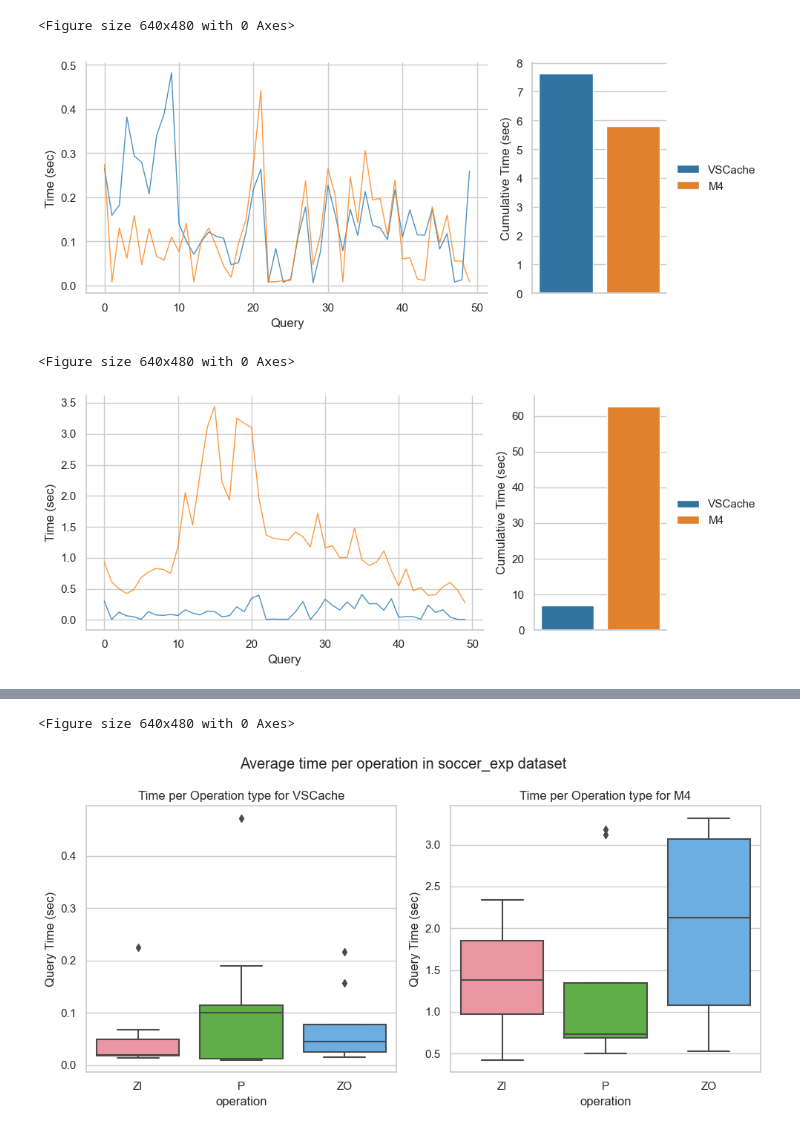
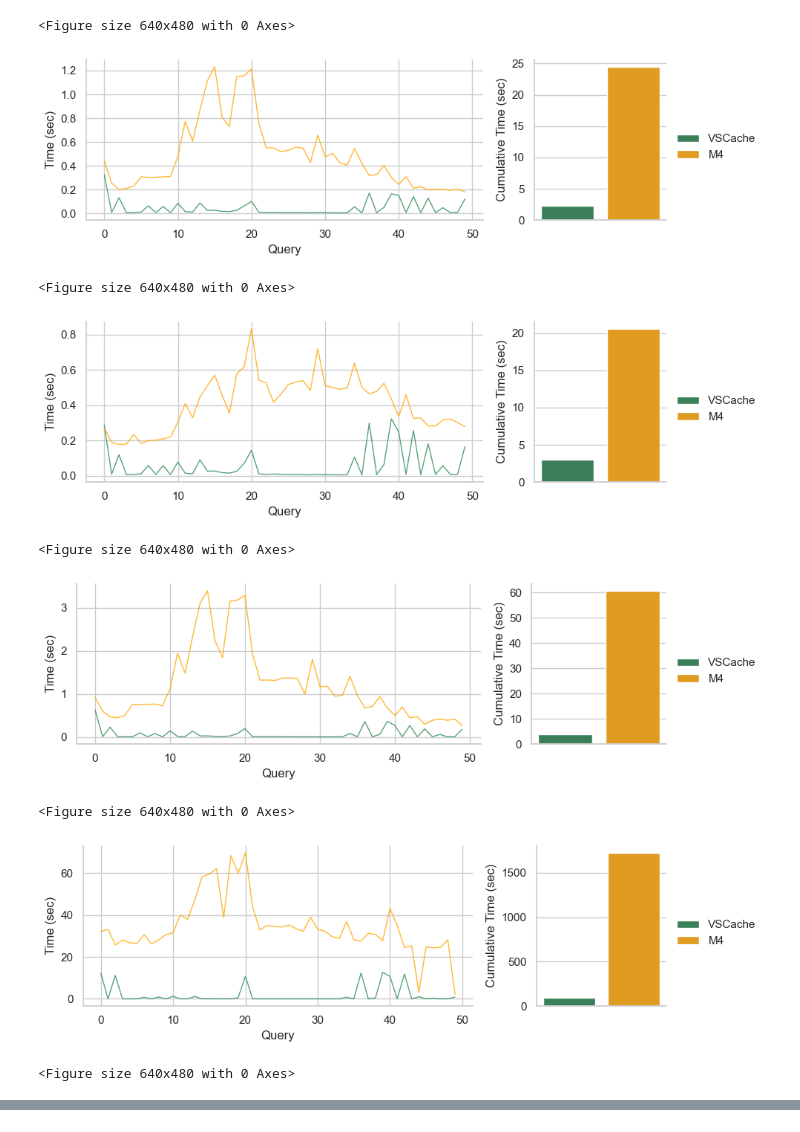
Before and after one commit to MORE-EU/more-vis-index, a Jupyter notebook: Results-Competitors.ipynb, the cells around one changed output, grey strips where cells are left out. Drawn from its saved outputs; the diff is of its cells as text; code cells hidden in the pictures.

```diff
--- a/Results-Competitors.ipynb
+++ b/Results-Competitors.ipynb
@@ -7,6 +7,6 @@ import seaborn as sns
 import numpy as np
 import random
 # %%
-om3 = [326, 447, 318, 481, 312, 304, 432, 461, 421, 423, 410, 447, 334, 487, 473, 368, 423, 493, 379, 424, 327, 475, 423, 445, 358, 387, 491, 396, 305, 352, 322, 381, 316, 488, 365, 371, 449, 337, 441, 349, 486, 370, 330, 488, 403, 426, 440, 356, 355, 467]
+om3 = [0.326, 0.447, 0.318, 0.481, 0.312, 0.304, 0.432, 0.461, 0.421, 0.423, 0.410, 0.447, 0.334, 0.487, 0.473, 0.368, 0.423, 0.493, 0.379, 0.424, 0.327, 0.475, 0.423, 0.445, 0.358, 0.387, 0.491, 0.396, 0.305, 0.352, 0.322, 0.381, 0.316, 0.488, 0.365, 0.371, 0.449, 0.337, 0.441, 0.349, 0.486, 0.370, 0.330, 0.488, 0.403, 0.426, 0.440, 0.356, 0.355, 0.467]
 # %%
 exps = [
@@ -148,7 +176,15 @@ def get_dfs(exp_id):
     dfs = sorted(dfs, key=lambda x: x['dataset'].iloc[0])
     return dfs, names
 # %%
-def plot_time(dfs, name, exp_id):
+
+def reorder_list(lst):
+    last_item = lst[-1]  # Get the last item
+    lst.pop()  # Remove the last item
+    lst.insert(1, last_item)  # Insert the last item at the second position
+    return lst
+
+def plot_time(dfs, exp_id):
+    name = dfs[0]['dataset'][0]
     lbls = labels[exp_id]
     exp_name = exp_names[exp_id]
 
@@ -156,11 +192,13 @@ def plot_time(dfs, name, exp_id):
     sns.set(style="whitegrid")
 
     # Set a palette with more vibrant colors
-    palette = sns.color_palette("tab10", n_colors=len(lbls))
+    #palette = sns.color_palette("tab10", n_colors=len(lbls))
+    palette = []
+    for lbl in lbls:
+        palette.append(colors[lbl])
     sns.set_palette(palette)
 
     fig, axs = plt.subplots(1, 2, figsize=figsize, gridspec_kw={'width_ratios': [3, 1]}, constrained_layout=True)
-    #fig.suptitle(f"Time per query, average time, and cumulative time in {name} dataset for {exp_name}", fontsize=14, fontweight='bold')
 
     times = []
     for i in range(len(lbls)):
@@ -168,18 +206,29 @@ def plot_time(dfs, name, exp_id):
         times.append(time)
         sns.lineplot(data=time, ax=axs[0], label=lbls[i], linewidth=1, linestyle='-', alpha=0.8)  # Adjust line style and alpha as needed
 
+    if(dfs[0]['dataset'][0] == 'manufacturing_exp' and dbs[exp_id] == 'postgres'):
+        sns.lineplot(data=om3, ax=axs[0], color=colors['OM3'], label="OM3", linewidth=1, linestyle='-', alpha=0.8)  # Adjust line style and alpha as needed
+        times.append(np.array(om3))
+        lbls.append("OM3")
+        palette.append(colors["OM3"])
+        lbls = reorder_list(lbls)
+        palette = reorder_list(palette)
+        times = reorder_list(times)
+
 
     #bar_patterns = ['//', '\\\\', 'xx', '||', '*']  # List of line patterns for the bar plots
     axs[0].get_legend().remove()
 
+
     mean_matrix = []
     sum_matrix = []
     x_positions = []
-    for i in range(len(lbls)):
+    length = len(lbls)
+    for i in range(length):
         row1 = []
         row2 = []
-        x_positions.append(i * (1 / len(lbls)))
-        for j in range(len(lbls)):
+        x_positions.append(i * (1 / length))
+        for j in range(length):
             if i == j:
                 row1.append(times[i].mean())
                 row2.append(times[i].sum())
@@ -188,10 +237,8 @@ def plot_time(dfs, name, exp_id):
                 row2.append(0)
         mean_matrix.append(row1)
         sum_matrix.append(row2)
-    for i in range(len(lbls)):
-        # sns.barplot(x=x_positions, y=mean_matrix[i], ax=axs[1], color=palette[i], label=lbls[i],
-        #             #hatch=bar_patterns[i]
-        #            )  # Add hatch pattern to the bar plots
+
+    for i in range(length):
         sns.barplot(x=x_positions, y=sum_matrix[i], ax=axs[1], color=palette[i], label=lbls[i],
                     #hatch=bar_patterns[i]
                    )  # Add hatch pattern to the bar plots
@@ -286,12 +333,17 @@ def plot_time_per_operation(dfs, name, exp_id):
 # %%
 for exp_id in time_exps:
     j = 0
     dfs, names = get_dfs(exp_id)
     for i in range(0, len(dfs), len(labels[exp_id])):
-        plot_time(dfs[i : i + len(labels[exp_id])], names[j % len(names)], exp_id)
+        plot_time(dfs[i : i + len(labels[exp_id])], exp_id)
         j +=1
 # %% [output]
 <Figure size 640x480 with 0 Axes>
-[figure, old version]
+[figure, new version]
 <Figure size 640x480 with 0 Axes>
-[figure, old version]
+[figure, new version]
+<Figure size 640x480 with 0 Axes>
+[figure, added]
+<Figure size 640x480 with 0 Axes>
+[figure, added]
+<Figure size 640x480 with 0 Axes>
@@ -302,13 +355,3 @@ for exp_id in memory_exps:
     for i in range(0, len(dfs), len(labels[exp_id])):
         plot_memory(dfs[i : i + len(labels[exp_id])], names[j % len(names)], exp_id)
         j +=1
-# %%
-for exp_id in time_per_op_exps:
-    j = 0
-    dfs, names = get_dfs(exp_id)
-    for i in range(0, len(dfs), len(labels[exp_id])):
-        plot_time_per_operation(dfs[i : i + len(labels[exp_id])], names[j % len(names)], exp_id)
-        j +=1
-# %% [output]
-<Figure size 640x480 with 0 Axes>
-[figure, removed]
```
Also changed, not shown: parts of 5 cells of this notebook, 17 other files.
